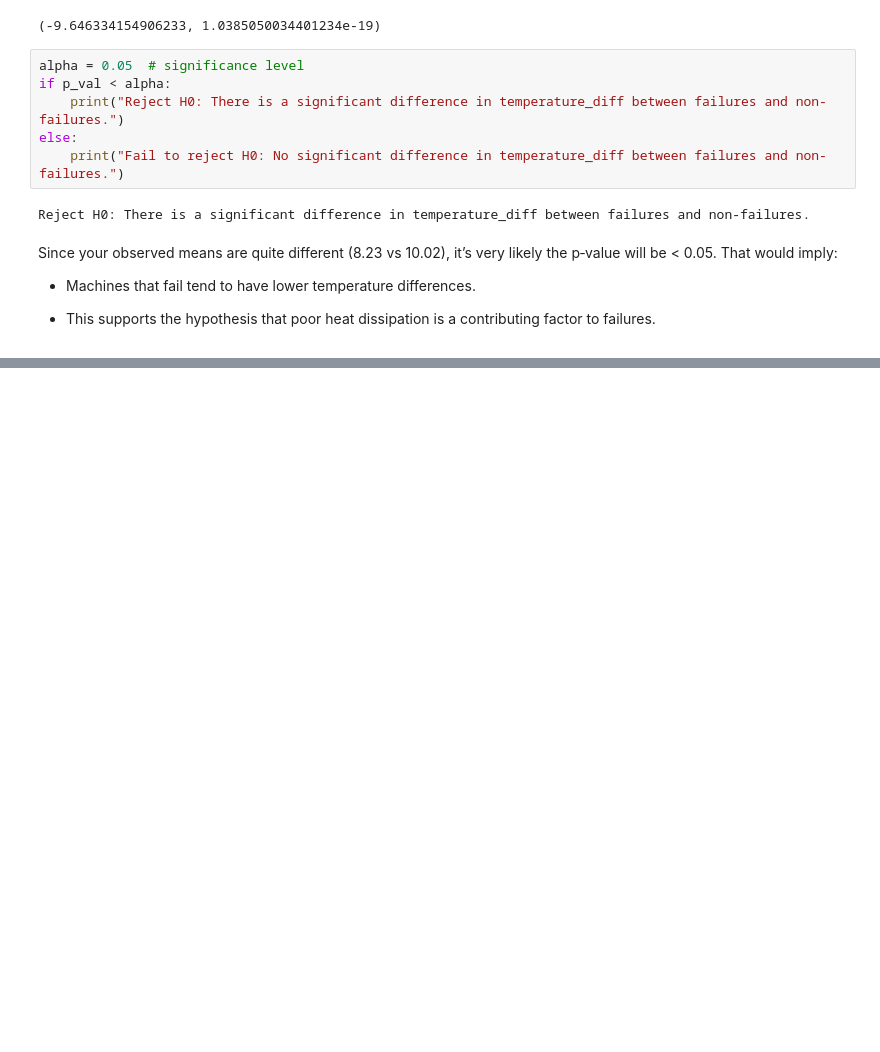
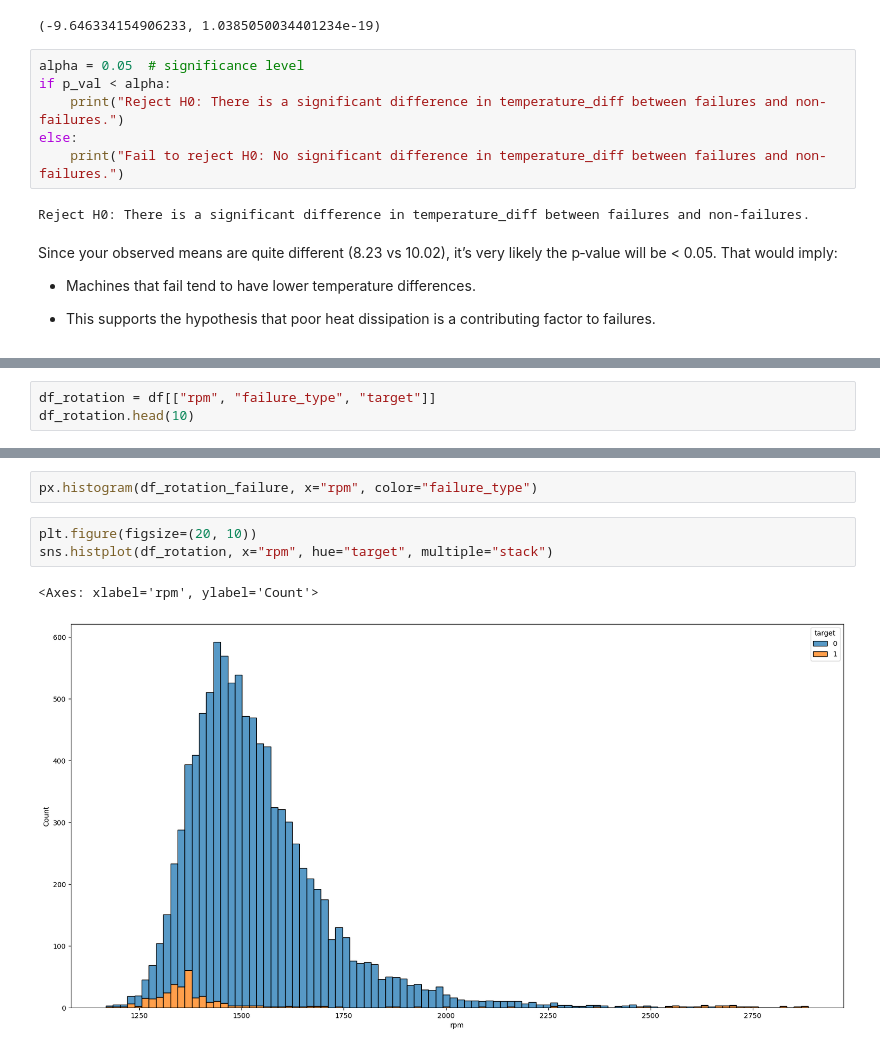
Before and after one commit to deb-cod/April-25-G2-Capstone-Project, a Jupyter notebook: EDA/Exploratory_Data_Analysis.ipynb, the cells around one changed output, grey strips where cells are left out. Drawn from its saved outputs; the diff is of its cells as text; blank space fills up the shorter version.

```diff
--- a/EDA/Exploratory_Data_Analysis.ipynb
+++ b/EDA/Exploratory_Data_Analysis.ipynb
@@ -383,0 +468,3 @@ That would imply:
+# %%
+df_rotation = df[["rpm", "failure_type", "target"]]
+df_rotation.head(10)
@@ -383,0 +500,8 @@ That would imply:
+# %%
+px.histogram(df_rotation_failure, x="rpm", color="failure_type")
+# %%
+plt.figure(figsize=(20, 10))
+sns.histplot(df_rotation, x="rpm", hue="target", multiple="stack")
+# %% [output]
+<Axes: xlabel='rpm', ylabel='Count'>
+[figure, added]
```
Also changed, not shown: parts of 12 cells of this notebook.
